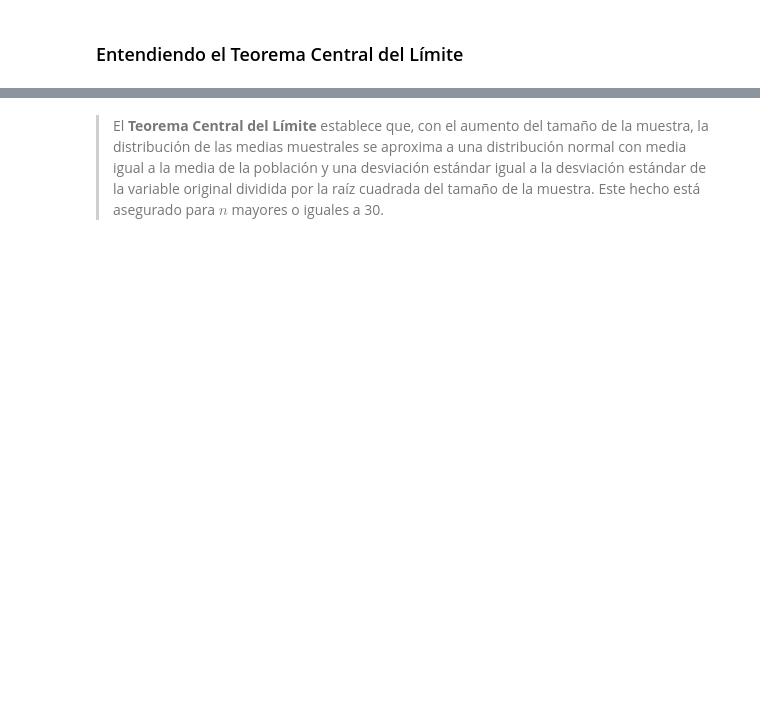
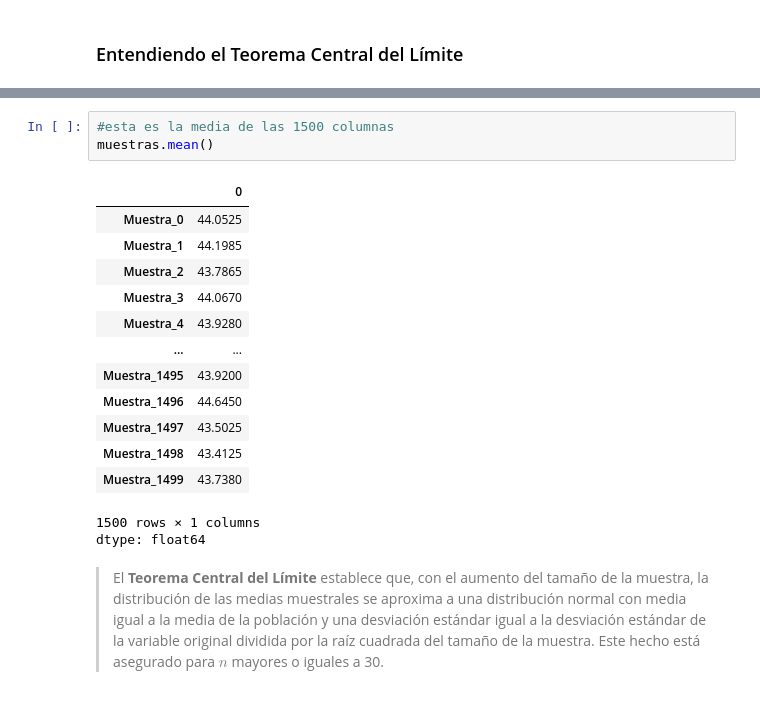
Before and after one commit to Ivan8Garcia/data-science, a Jupyter notebook: CURSO_DE_ESTADÍSTICA_PARTE_2.ipynb, the cells around one changed output, grey strips where cells are left out. Cells and saved outputs as stored; diff of their text form; blank space fills up the shorter version.

```diff
--- a/CURSO_DE_ESTADÍSTICA_PARTE_2.ipynb
+++ b/CURSO_DE_ESTADÍSTICA_PARTE_2.ipynb
@@ -1031,2 +1100,20 @@ La desviación estándar de las medias muestrales se conoce como **error estánd
+# %%
+#esta es la media de las 1500 columnas
+muestras.mean()
+# %% [output]
+|  | 0 |
+| Muestra_0 | 44.0525 |
+| Muestra_1 | 44.1985 |
+| Muestra_2 | 43.7865 |
+| Muestra_3 | 44.0670 |
+| Muestra_4 | 43.9280 |
+| ... | ... |
+| Muestra_1495 | 43.9200 |
+| Muestra_1496 | 44.6450 |
+| Muestra_1497 | 43.5025 |
+| Muestra_1498 | 43.4125 |
+| Muestra_1499 | 43.7380 |
+1500 rows × 1 columns
+dtype: float64
 # %% [markdown]
 > El **Teorema Central del Límite** establece que, con el aumento del tamaño de la muestra, la distribución de las medias muestrales se aproxima a una distribución normal con media igual a la media de la población y una desviación estándar igual a la desviación estándar de la variable original dividida por la raíz cuadrada del tamaño de la muestra. Este hecho está asegurado para $n$ mayores o iguales a 30.
```
Also changed, not shown: parts of 17 cells of this notebook.
